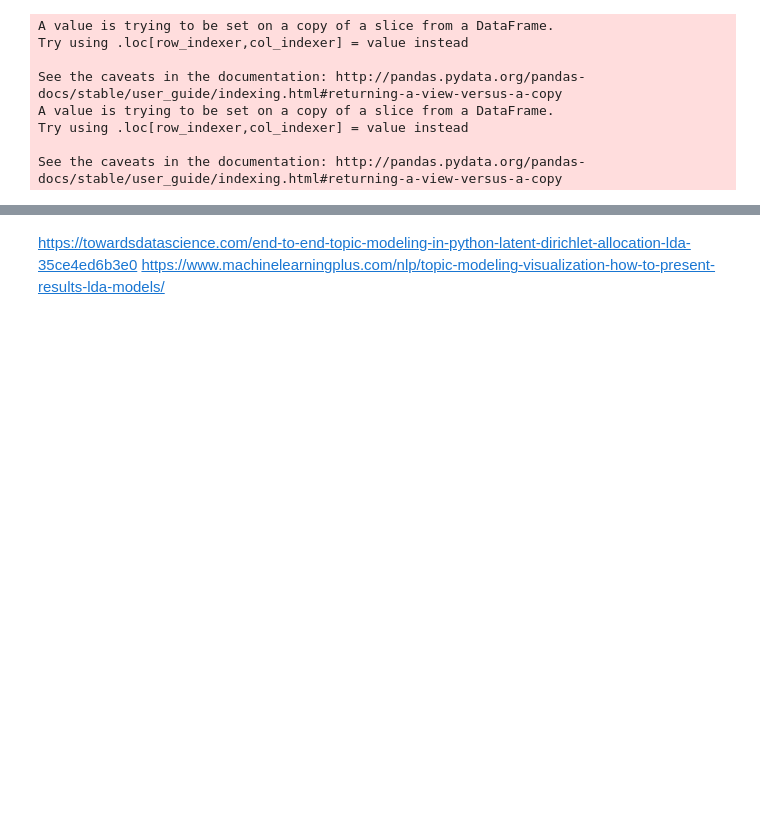
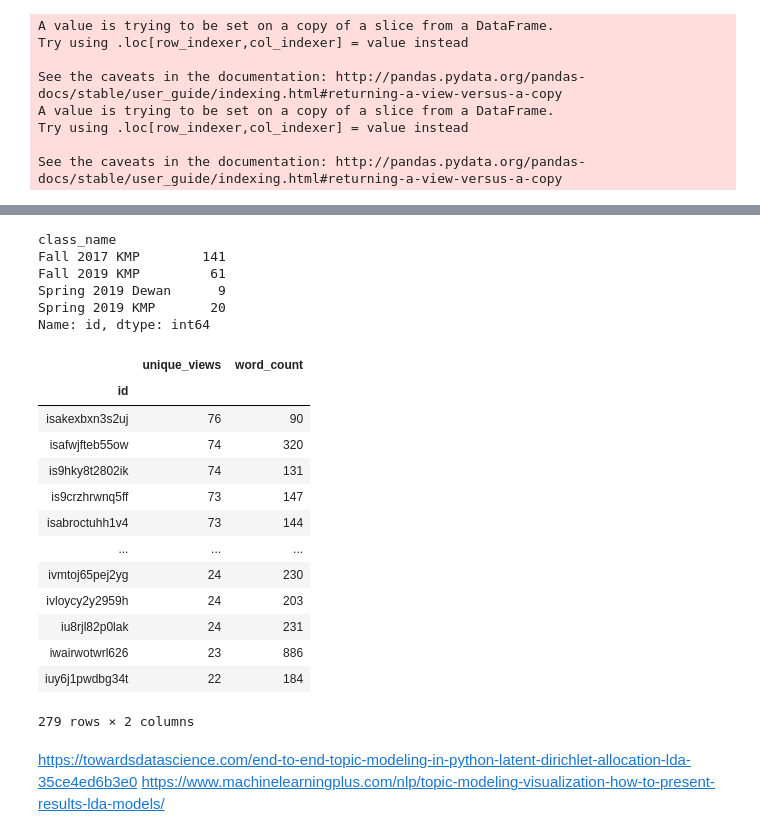
Before and after one commit to akan72/PiazzaTextualAnalysis, a Jupyter notebook: piazzatextualanalysis/data_analysis.ipynb, the cells around one changed output, grey strips where cells are left out. Cells and saved outputs as stored; diff of their text form; code cells hidden in the pictures; blank space fills up the shorter version.

```diff
--- a/piazzatextualanalysis/data_analysis.ipynb
+++ b/piazzatextualanalysis/data_analysis.ipynb
@@ -298,0 +316,12 @@ See the caveats in the documentation: http://pandas.pydata.org/pandas-docs/stabl
+# %%
+all_student_dfs = pd.DataFrame()
+all_instructor_dfs = pd.DataFrame()
+
+for i in range(1, len(dfs)):
+    class_name = id_class_map[network_ids[i]]
+
+    student_dfs[i]['class_name'] = class_name
+    instructor_dfs[i]['class_name'] = class_name
+
+    all_student_dfs = all_student_dfs.append(student_dfs[i])
+    all_instructor_dfs = all_instructor_dfs.append(instructor_dfs[i])
@@ -298,0 +339,28 @@ See the caveats in the documentation: http://pandas.pydata.org/pandas-docs/stabl
+# %%
+# Number of unique posters per class
+all_instructor_dfs.groupby('class_name')['id'].nunique()
+# %% [output]
+class_name
+Fall 2017 KMP        141
+Fall 2019 KMP         61
+Spring 2019 Dewan      9
+Spring 2019 KMP       20
+Name: id, dtype: int64
+# %%
+# Identifying popular posters
+student_dfs[0].groupby('id').mean()[['unique_views', 'word_count']].sort_values(by='unique_views', ascending=False)
+# %% [output]
+|  | unique_views | word_count |
+| id |  |  |
+| isakexbxn3s2uj | 76 | 90 |
+| isafwjfteb55ow | 74 | 320 |
+| is9hky8t2802ik | 74 | 131 |
+| is9crzhrwnq5ff | 73 | 147 |
+| isabroctuhh1v4 | 73 | 144 |
+| ... | ... | ... |
+| ivmtoj65pej2yg | 24 | 230 |
+| ivloycy2y2959h | 24 | 203 |
+| iu8rjl82p0lak | 24 | 231 |
+| iwairwotwrl626 | 23 | 886 |
+| iuy6j1pwdbg34t | 22 | 184 |
+279 rows × 2 columns
```
Also changed, not shown: parts of 5 cells of this notebook, 1 other file.
